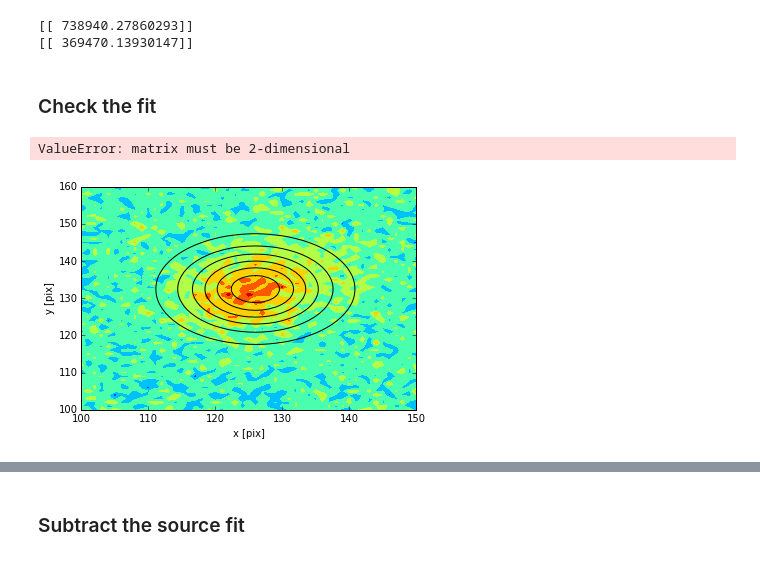
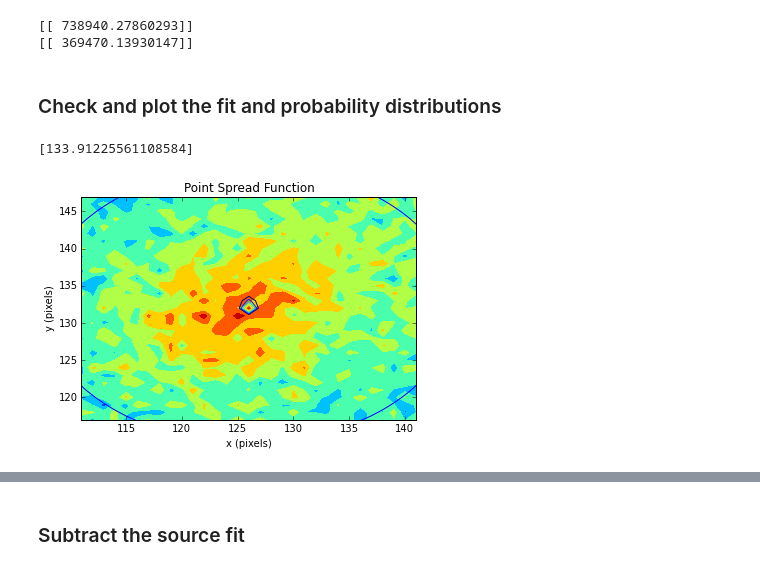
Before and after one commit to mbuchove/notebook-wurk-b, a Jupyter notebook: stats/astro283_hw3.ipynb, the cells around one changed output, grey strips where cells are left out. Drawn from its saved outputs; the diff is of its cells as text; code cells hidden in the pictures.

```diff
--- a/stats/astro283_hw3.ipynb
+++ b/stats/astro283_hw3.ipynb
@@ -110,6 +98,9 @@ for i in range(0, len(p_opt)):
 print(sigma_string)
 print("\nCovariance matrix:")
 print(p_cov)
+F0 = p_opt[0]
+F_sig = p_cov[0][0]
+B0 = p_opt[4]
 # %% [output]
 param name      F               x_center        y_center        PSF             background
 optimal value   26.19307        125.97306       132.45200       7.12770         133.01421
@@ -171,31 +162,29 @@ print(0.5*x_0_matrix.T*sigma_inv*x_0_matrix)
 def joint_marginal_dist_2(pos, center, cov_mat):
     if type(pos) is not numpy.matrix:
         pos = numpy.matrix(pos)
-    return 1/numpy.sqrt((2*numpy.pi)**2*cov_mat.I)*numpy.exp(-0.5*(pos-center).T*cov_mat*(pos-center))
+    return 1/numpy.sqrt((2*numpy.pi)**2*numpy.linalg.det(cov_mat))*numpy.exp(-0.5*(pos-center).T*cov_mat.I*(pos-center))
 # mat1 * mat2 equivalent to numpy.dot(mat1, mat2)
 # %% [markdown]
-<h3>Check the fit</h3>
+<h3>Check and plot the fit and probability distributions</h3>
-# %%
-#center_prob =
-#center_pos =
-#numpy.matrix([[x_arr], [y_arr]])
-for i in range(0, len(x_arr)):
-    for j in range(0, len(y_arr)):
-
-
-pyplot.contour(x_arr, y_arr, joint_marginal_dist_2([[x_arr], [y_arr]], x_0_matrix, sigma_prime))
-# %% [output]
-ValueError: matrix must be 2-dimensional
+# %%
+num_points = len(x_rav)
+center_prob_rav = numpy.zeros((num_points))
+if len(y_rav) == num_points:
+    for i in range(0, num_points):
+        center_prob_rav[i] = joint_marginal_dist_2([[x_rav[i]], [y_rav[i]]], x_0_matrix, sigma_prime)
+# %%
+center_prob = center_prob_rav.reshape(x_arr.shape[0], x_arr.shape[1])
+
+pyplot.contourf(star_data, edgecolors='face')
+prob_cont = pyplot.contour(x_arr, y_arr, symm_2d_gaussian((x_arr,y_arr), *p_opt), colors='blue', label='PSF', levels=[(0.24/7)*F0+B0])
+print(prob_cont.levels)
+pyplot.contour(x_arr, y_arr, center_prob)
+pyplot.axis([111, 141, 117, 147])
+pyplot.xlabel('x (pixels)')
+pyplot.ylabel('y (pixels)')
+title = pyplot.title('Point Spread Function')
+# %% [output]
+[133.91225561108584]
+[figure, added]
 # %%
 import warnings
-# %%
-with warnings.catch_warnings():
-    warnings.simplefilter("ignore")
-    pyplot.contourf(star_data, edgecolors='face')
-    pyplot.contour(x_arr, y_arr, symm_2d_gaussian((x_arr,y_arr), *p_opt), colors='black')
-    cbar.solids.set_edgecolor('face')
-    pyplot.axis([100,150,100,160])
-    pyplot.xlabel('x [pix]')
-    pyplot.ylabel('y [pix]')
-# %% [output]
-[figure, removed]
```
Also changed, not shown: parts of 11 cells of this notebook, 2 other files.
